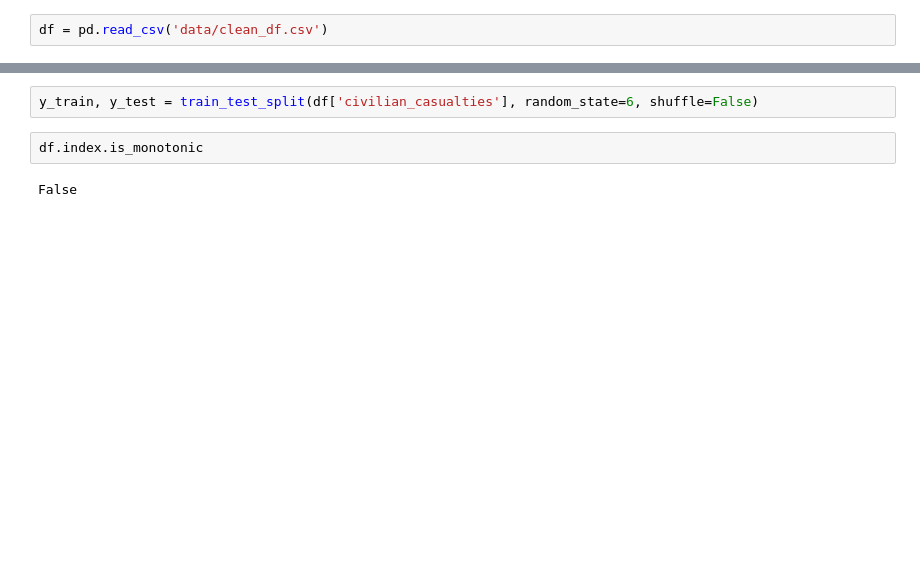
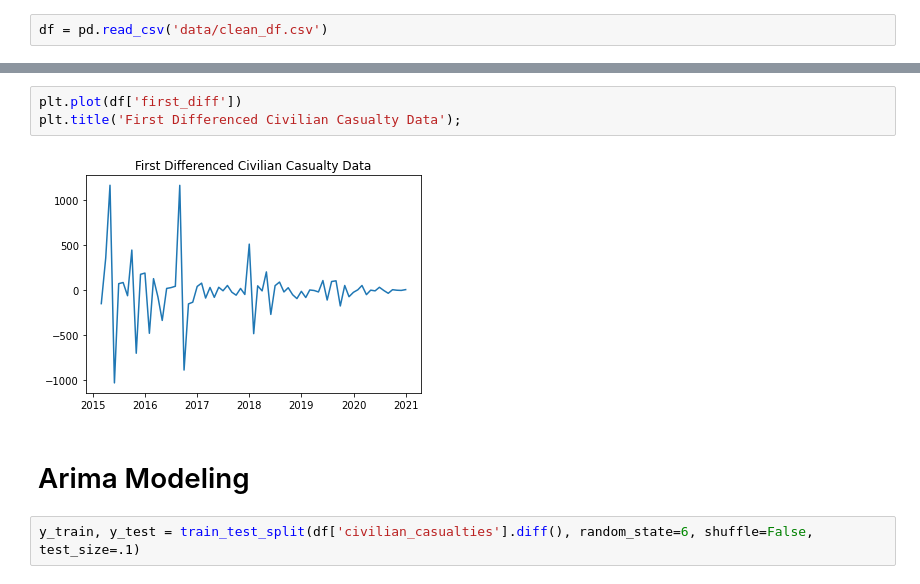
Before and after one commit to gnelsonpr6/yemen_air_raids, a Jupyter notebook: modeling_garrett_arima.ipynb, the cells around one changed output, grey strips where cells are left out. Saved outputs shown, nothing was run; the diff lists cells and outputs as text; blank space fills up the shorter version.

Commit message:
adding arima completed notebook

```diff
--- a/modeling_garrett_arima.ipynb
+++ b/modeling_garrett_arima.ipynb
@@ -33,7 +74,10 @@ df.index = pd.DatetimeIndex(df.index).to_period('D')
+# %%
+plt.plot(df['first_diff'])
+plt.title('First Differenced Civilian Casualty Data');
+# %% [output]
+[figure, added]
+# %% [markdown]
+# Arima Modeling
 # %%
-y_train, y_test = train_test_split(df['civilian_casualties'], random_state=6, shuffle=False)
+y_train, y_test = train_test_split(df['civilian_casualties'].diff(), random_state=6, shuffle=False, test_size=.1)
-# %%
-df.index.is_monotonic
-# %% [output]
-False
 # %%
```
Also changed, not shown: parts of 16 cells of this notebook.
